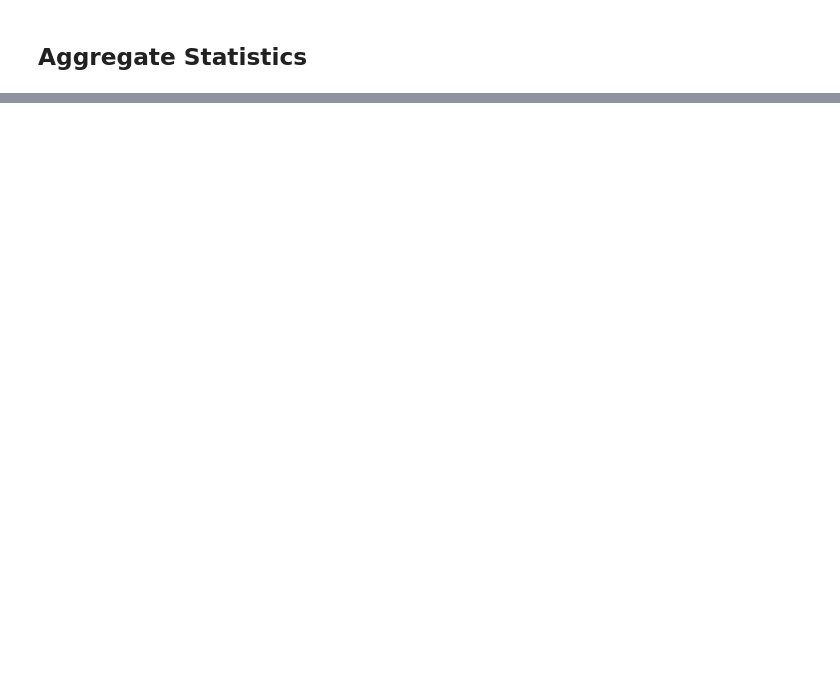
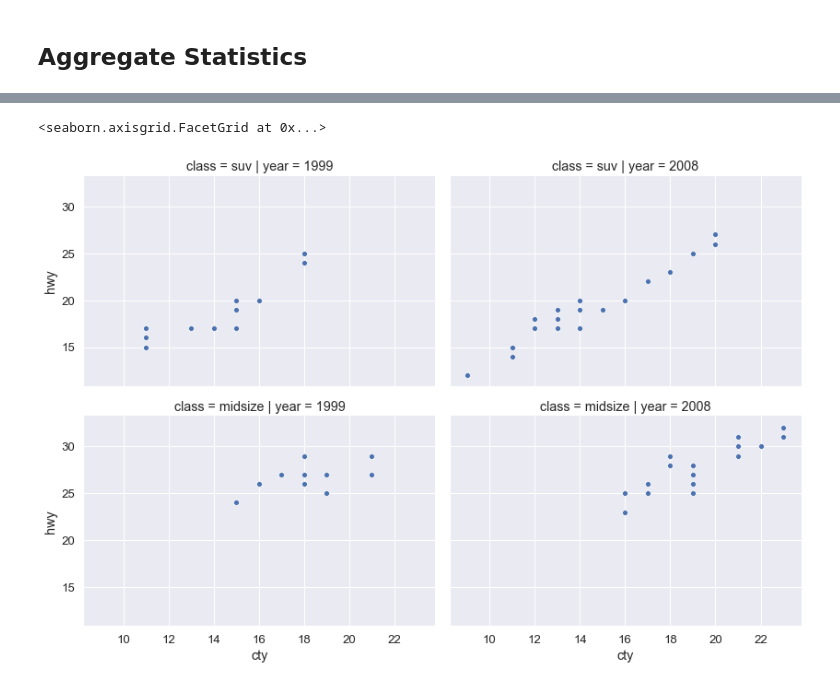
Before and after one commit to jykim/eda_utils, a Jupyter notebook: notebooks/mpg_example.ipynb, the cells around one changed output, grey strips where cells are left out. Cells and saved outputs as stored; diff of their text form; code cells hidden in the pictures; blank space fills up the shorter version.

```diff
--- a/notebooks/mpg_example.ipynb
+++ b/notebooks/mpg_example.ipynb
@@ -214,0 +198,6 @@ class
+# %%
+g = sns.FacetGrid(mpg, col='year', row='class', row_order=['suv', 'midsize'], height=4, aspect=1.5)
+g.map_dataframe(sns.scatterplot, "cty", 'hwy')
+# %% [output]
+<seaborn.axisgrid.FacetGrid at 0x...>
+[figure, added]
```
Also changed, not shown: parts of 16 cells of this notebook, 4 other files.
